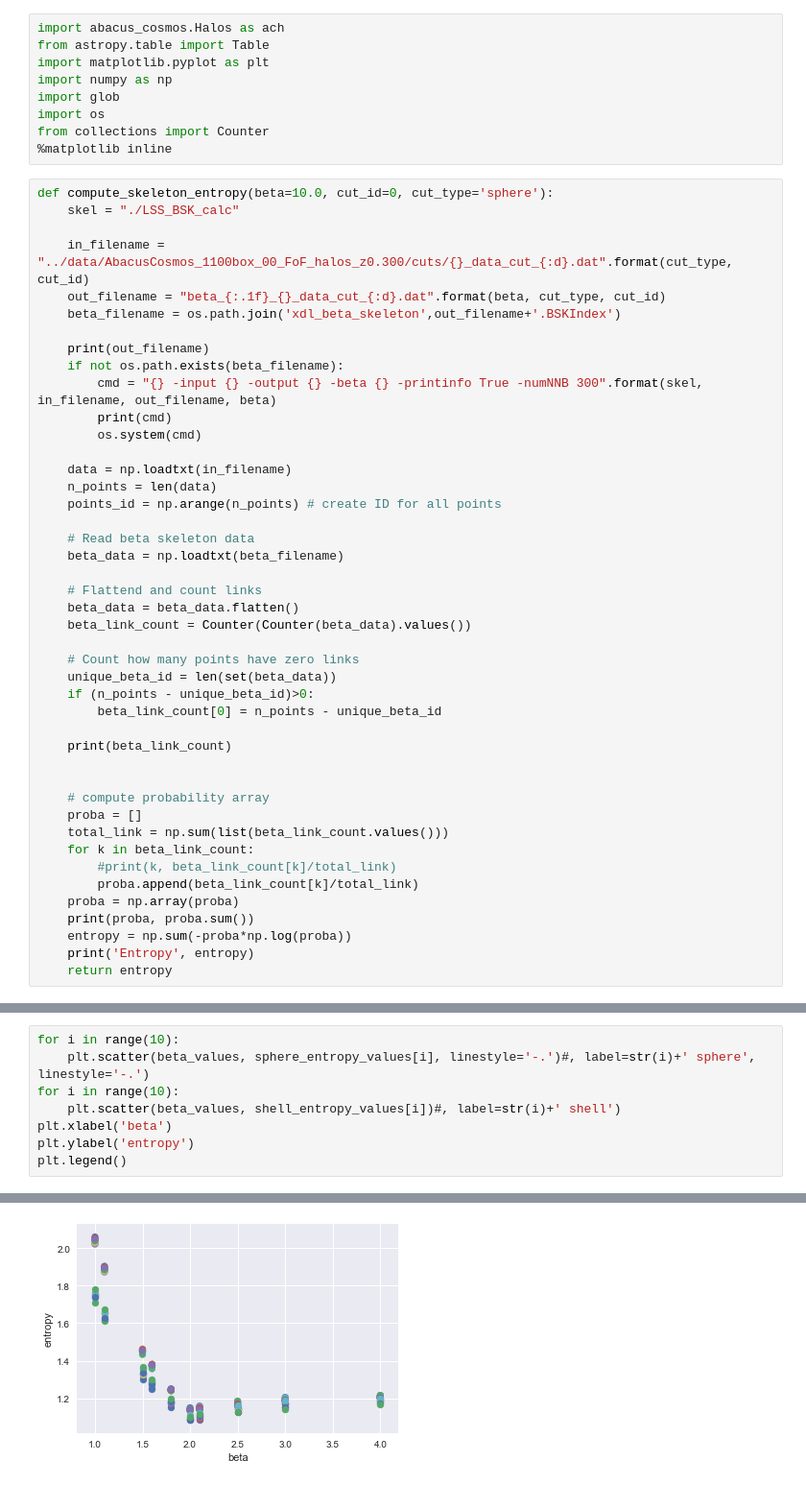
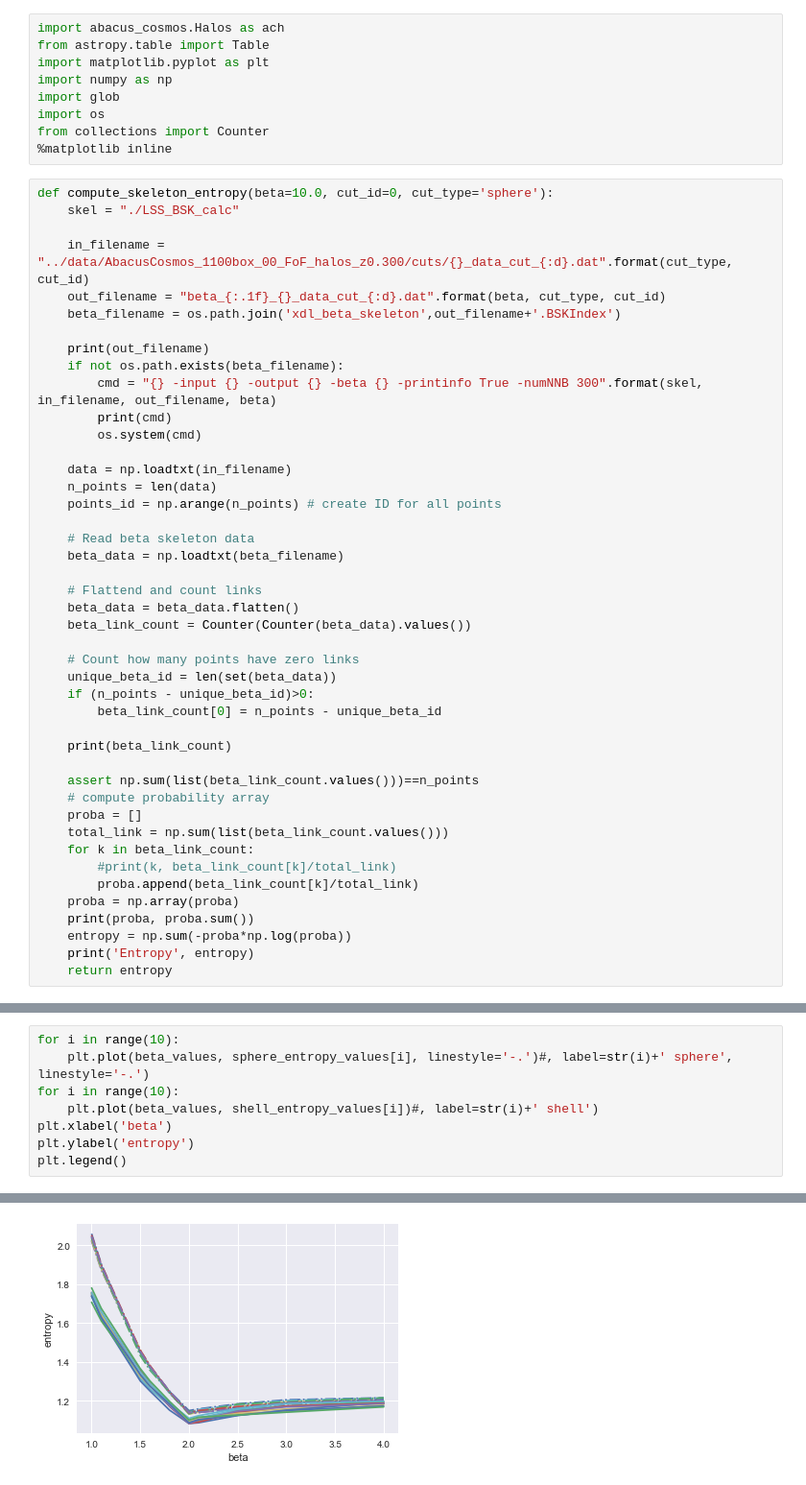
Before and after one commit to forero/abacus, a Jupyter notebook: nb/entropy.ipynb, the cells around one changed output, grey strips where cells are left out. Shown at 96% size. Cells and saved outputs as stored; diff of their text form.

```diff
--- a/nb/entropy.ipynb
+++ b/nb/entropy.ipynb
@@ -39,7 +39,7 @@ def compute_skeleton_entropy(beta=10.0, cut_id=0, cut_type='sphere'):
 
     print(beta_link_count)
 
-
+    assert np.sum(list(beta_link_count.values()))==n_points
     # compute probability array
     proba = []
     total_link = np.sum(list(beta_link_count.values()))
@@ -82,16 +82,16 @@ Counter({2: 1213, 1: 1031, 3: 255, 0: 222, 4: 7})
 Entropy 1.1691163128031437
 # %%
 for i in range(10):
-    plt.scatter(beta_values, sphere_entropy_values[i], linestyle='-.')#, label=str(i)+' sphere', linestyle='-.')
+    plt.plot(beta_values, sphere_entropy_values[i], linestyle='-.')#, label=str(i)+' sphere', linestyle='-.')
 for i in range(10):
-    plt.scatter(beta_values, shell_entropy_values[i])#, label=str(i)+' shell')
+    plt.plot(beta_values, shell_entropy_values[i])#, label=str(i)+' shell')
 plt.xlabel('beta')
 plt.ylabel('entropy')
 plt.legend()
 # %% [output]
 No handles with labels found to put in legend.
 <matplotlib.legend.Legend at 0x...>
-[figure, old version]
+[figure, new version]
 # %%
 for i in range(10):
     plt.plot(beta_values, sphere_entropy_values[i]-shell_entropy_values[i], linestyle='-.')#, label=str(i)+' sphere', linestyle='-.')
```
Also changed, not shown: parts of 2 cells of this notebook.
